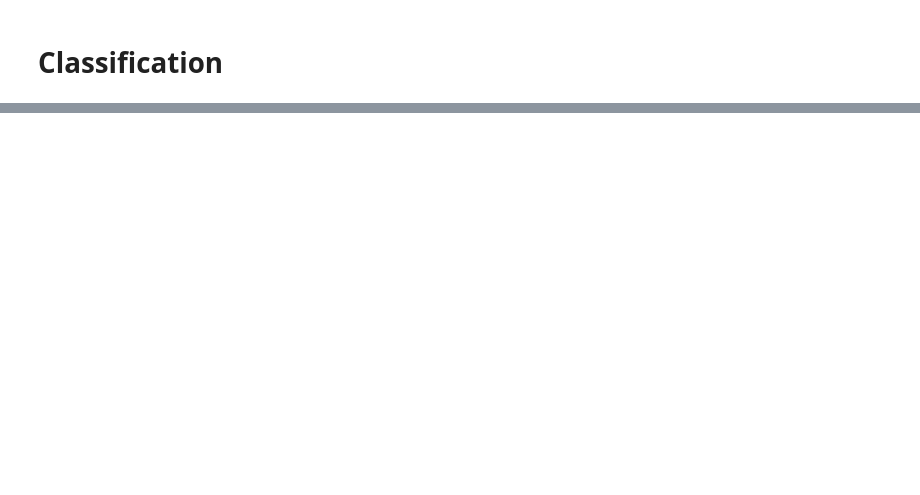
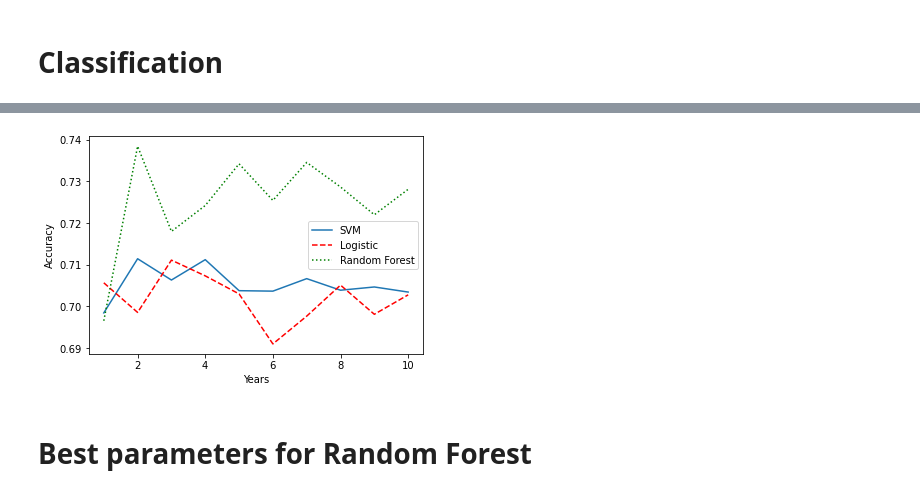
Before and after one commit to Enable72/ECE204_final_project, a Jupyter notebook: cox_model_mutations.ipynb, the cells around one changed output, grey strips where cells are left out. Drawn from its saved outputs; the diff is of its cells as text; code cells hidden in the pictures; blank space fills up the shorter version.

```diff
--- a/cox_model_mutations.ipynb
+++ b/cox_model_mutations.ipynb
@@ -165,10 +183,12 @@ def classifcation_randomforest(df, features):
 # %%
+acc_logi = []
 for i in time_limit:
     lis = []
-    for k in range(10000):
-        accuracy = classifcation_randomforest(full_data, feature_dic[i])
+    for k in range(100):
+        accuracy = classification_logistic(full_data, feature_dic[i])
         lis.append(accuracy)
     mean_acc = sum(lis)/len(lis)
-    print('For time limit ' + str(i) + ' and mutation features from Cox model')
-    print('Random Forest Accuracy ' + str(mean_acc))
+    acc_logi.append(mean_acc)
+    print('For time limit ' + str(i) + ' and gene expression features from Cox model')
+    print('Logistic Regression Accuracy ' + str(mean_acc))
 # %% [output]
@@ -260,5 +215,5 @@ Random Forest cross validation Accuracy 0.6837777777777779
 # %%
-def classifcation_logistic(df, features):
+def classification_randomforest(df, features):
     # get features you select
     X = df[features]
     y = df['DSS']
@@ -268,22 +223,25 @@ def classifcation_logistic(df, features):
     # add classification
     # choose any classfication to do prediction
     # Define the model
-    log_reg = LogisticRegression()
+    rf_clf = RandomForestClassifier()
 
     # Train the model
-    log_reg.fit(X_train, y_train)
-    log_reg_predictions = log_reg.predict(X_test)
+    rf_clf.fit(X_train, y_train)
+    # Predict on the test set
+    rf_predictions = rf_clf.predict(X_test)
 
     # Evaluate the model
-    return accuracy_score(y_test, log_reg_predictions)
-    #print("Logistic Regression Accuracy:", accuracy_score(y_test, log_reg_predictions))
+    return accuracy_score(y_test, rf_predictions)
+    #print("Random Forest Accuracy:", accuracy_score(y_test, rf_predictions))
 # %%
+acc_random = []
 for i in time_limit:
     lis = []
-    for k in range(10000):
-        accuracy = classifcation_logistic(full_data, feature_dic[i])
+    for k in range(100):
+        accuracy = classification_randomforest(full_data, feature_dic[i])
         lis.append(accuracy)
     mean_acc = sum(lis)/len(lis)
-    print('For time limit ' + str(i) + ' and mutation features from Cox model')
-    print('Logistic Regression Accuracy ' + str(mean_acc))
+    acc_random.append(mean_acc)
+    print('For time limit ' + str(i) + ' and gene expression features from Cox model')
+    print('Random Forest Accuracy ' + str(mean_acc))
 # %% [output]
@@ -299,0 +268,15 @@ Logistic Regression Accuracy 0.703261111111107
+# %%
+plt.plot(time_limit, acc_svm, label='SVM')  # Default color and line style
+plt.plot(time_limit, acc_logi, 'r--', label='Logistic')  # Red dashed line
+plt.plot(time_limit, acc_random, 'g:', label='Random Forest')  # Green dotted line
+
+# Optional: add a legend to explain which line is which
+plt.legend()
+plt.xlabel('Years')
+plt.ylabel('Accuracy')
+# Show the plot
+plt.show()
+# %% [output]
+[figure, added]
+# %% [markdown]
+# Best parameters for Random Forest
```
Also changed, not shown: parts of 15 cells of this notebook.
